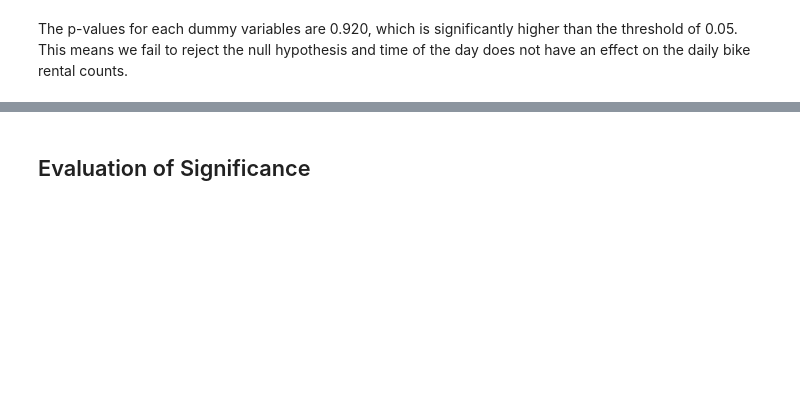
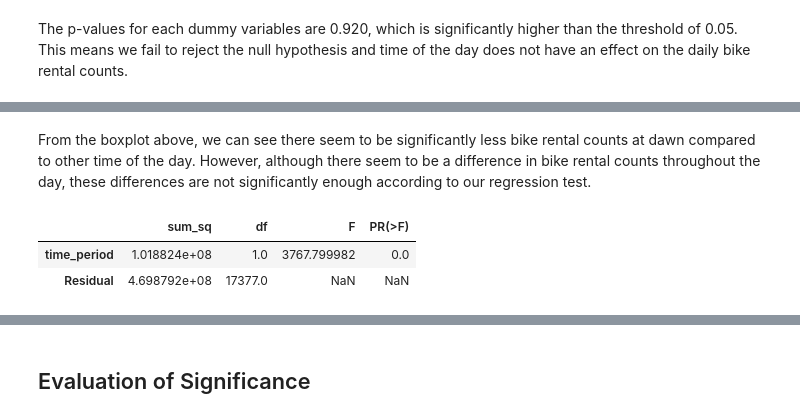
Before and after one commit to victorialiu7/info2950-final-proj, a Jupyter notebook: Info2950 Phase 4.ipynb, the cells around one changed output, grey strips where cells are left out. Drawn from its saved outputs; the diff is of its cells as text; code cells hidden in the pictures; blank space fills up the shorter version.

```diff
--- a/Info2950 Phase 4.ipynb
+++ b/Info2950 Phase 4.ipynb
@@ -428,0 +426,11 @@ The p-values for each dummy variables are 0.920, which is significantly higher t
+# %% [markdown]
+From the boxplot above, we can see there seem to be significantly less bike rental counts at dawn compared to other time of the day. However, although there seem to be a difference in bike rental counts throughout the day, these differences are not significantly enough according to our regression test.
+# %%
+# ANOVA TEST for time of the day
+model = ols('cnt ~ time_period', data = data).fit()
+anova_table = sm.stats.anova_lm(model, typ=2)
+anova_table
+# %% [output]
+|  | sum_sq | df | F | PR(>F) |
+| time_period | 1.018824e+08 | 1.0 | 3767.799982 | 0.0 |
+| Residual | 4.698792e+08 | 17377.0 | NaN | NaN |
```
Also changed, not shown: parts of 23 cells of this notebook.
